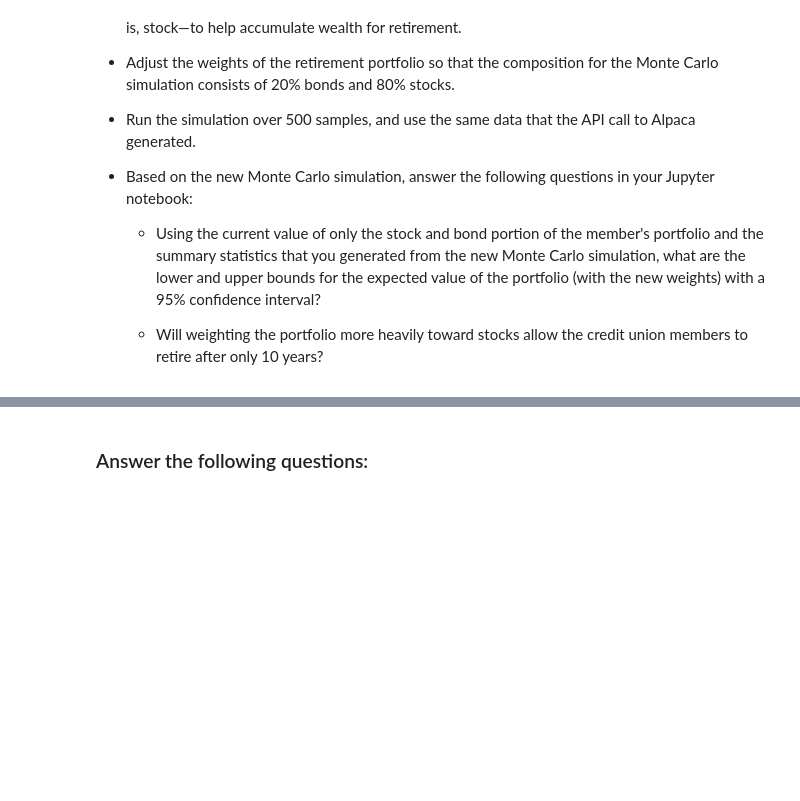
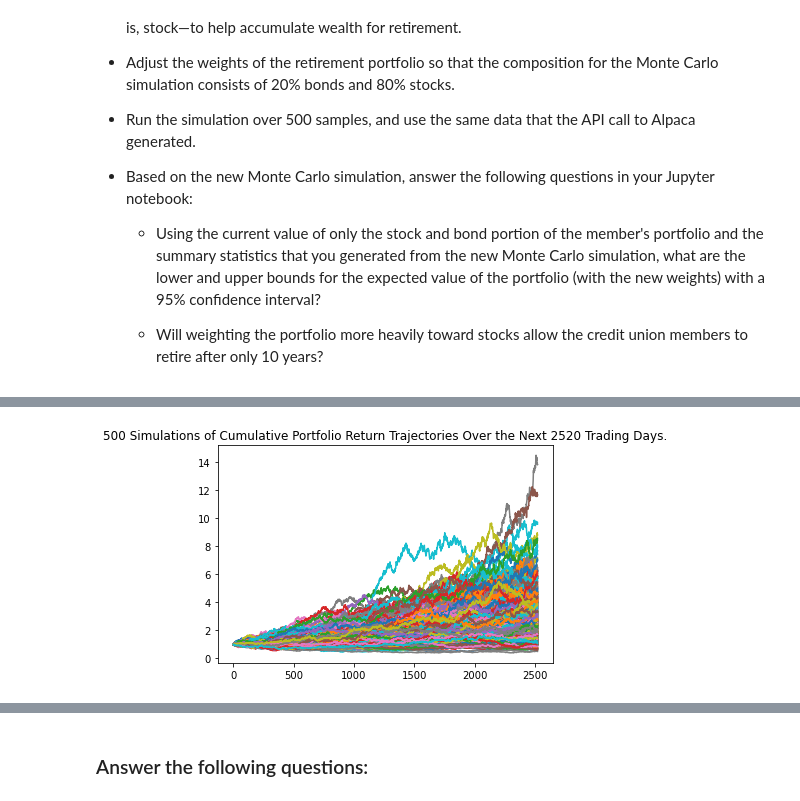
Before and after one commit to seberts12/Module-5-Challenge, a Jupyter notebook: Starter_code/financial_planning_tools.ipynb, the cells around one changed output, grey strips where cells are left out. Drawn from its saved outputs; the diff is of its cells as text; code cells hidden in the pictures; blank space fills up the shorter version.

```diff
--- a/Starter_code/financial_planning_tools.ipynb
+++ b/Starter_code/financial_planning_tools.ipynb
@@ -511,10 +564,14 @@ For this new Monte Carlo simulation, do the following:
 
     - Will weighting the portfolio more heavily toward stocks allow the credit union members to retire after only 10 years?
 # %%
-# Configure a Monte Carlo simulation to forecast 10 years cumulative returns
-# The weights should be split 20% to AGG and 80% to SPY.
-# Run 500 samples.
-# YOUR CODE HERE
+# Configuring a Monte Carlo simulation to forecast 10 years cumulative returns with .80, .20 weights, over 10 years
+MC_ten = MCSimulation(
+    portfolio_data = three_year_df,
+    weights = [.80,.20],
+    num_simulation = 500,
+    num_trading_days = 252*10
+)
 
-# Review the simulation input data
-# YOUR CODE HERE
+
+# Reviewing the simulation input data
+MC_ten.portfolio_data.head()
@@ -524,5 +632,6 @@ For this new Monte Carlo simulation, do the following:
 # %%
-# Visualize the 10-year Monte Carlo simulation by creating an
-# overlay line plot
-# YOUR CODE HERE
+# Visualizing the 10-year Monte Carlo simulation by creating a plot
+MC_ten_plot = MC_ten.plot_simulation()
+# %% [output]
+[figure, added]
 # %%
```
Also changed, not shown: parts of 40 cells of this notebook.
